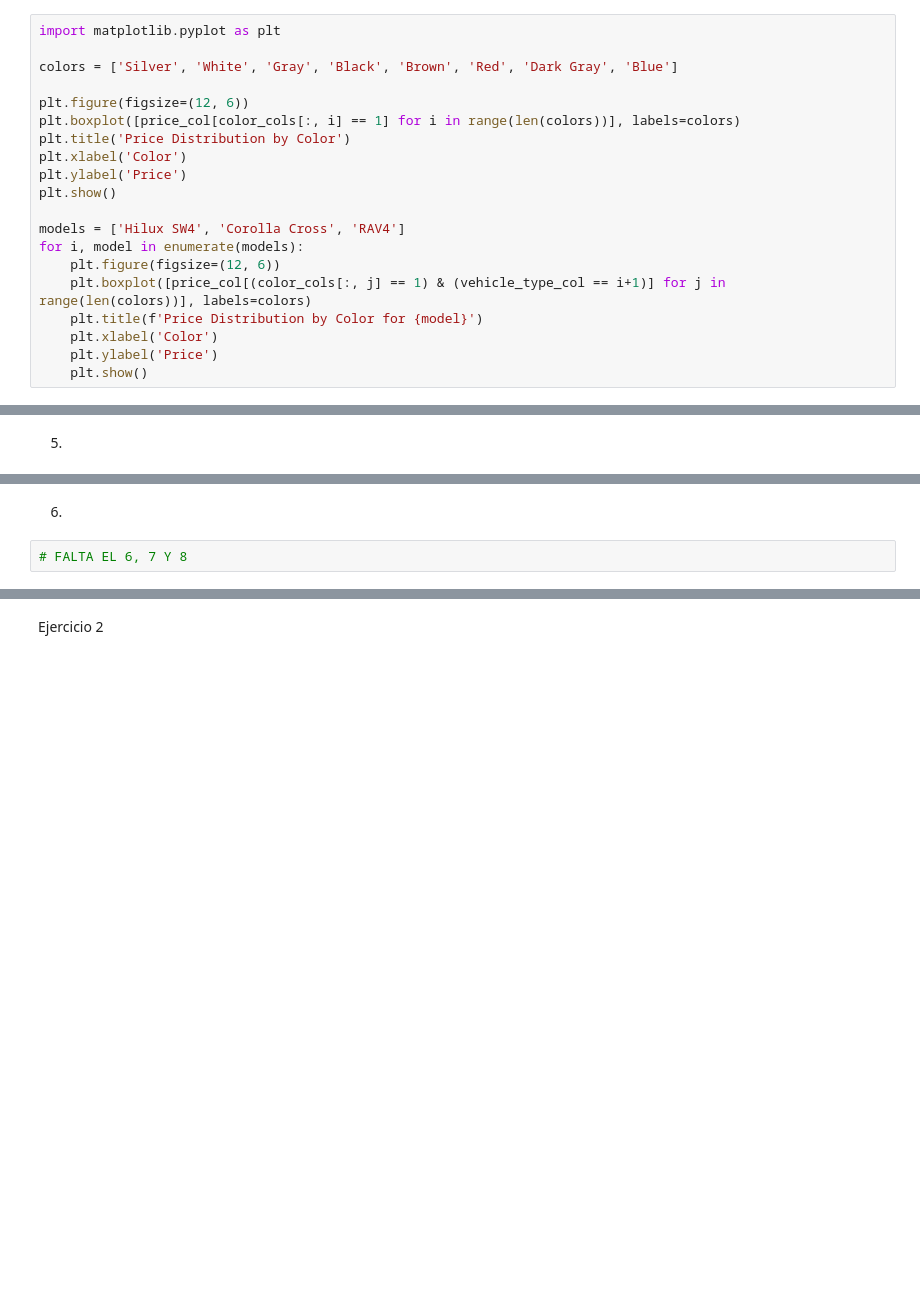
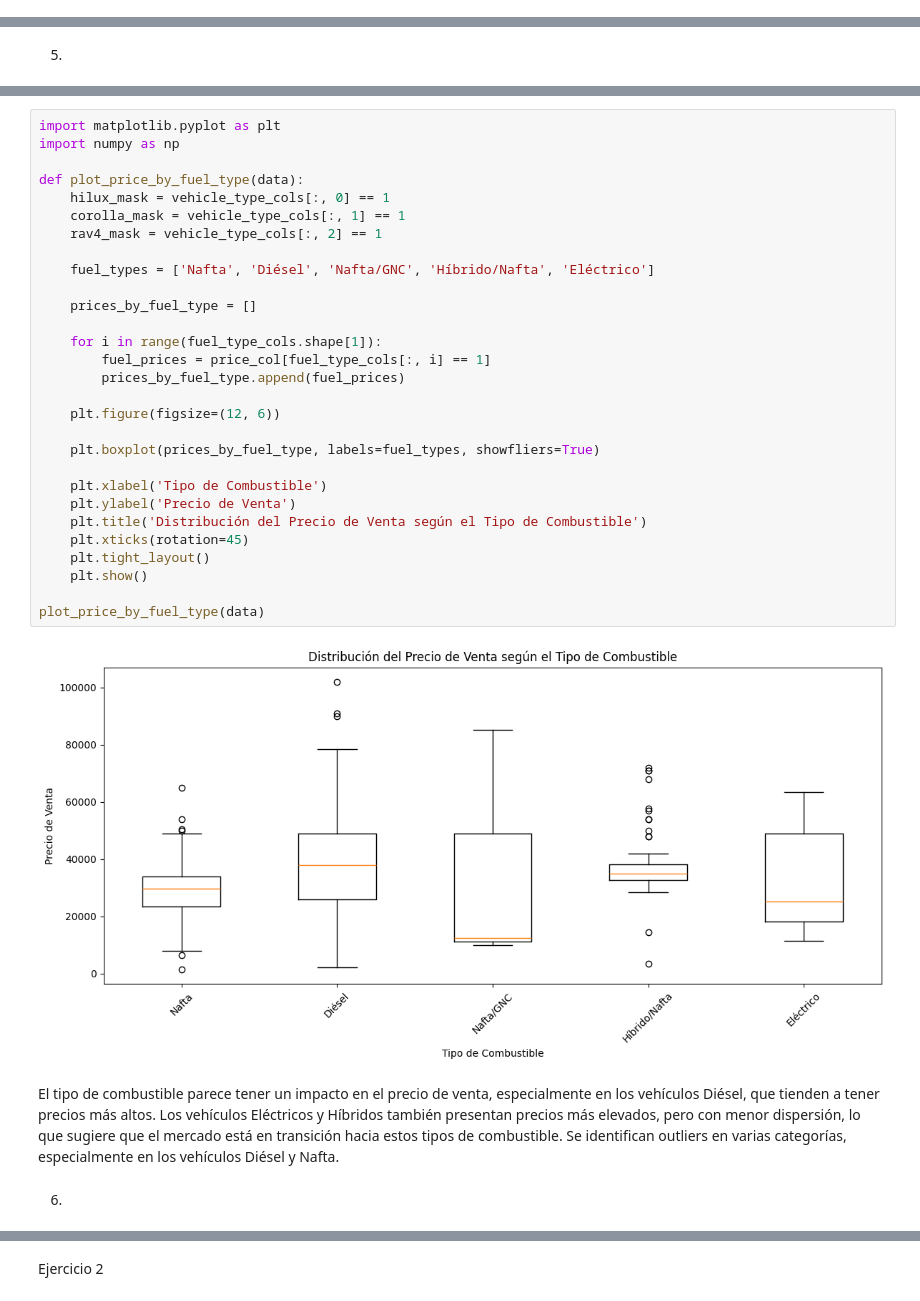
Before and after one commit to toiaalynch/machineLearningTP1, a Jupyter notebook: notebook/Entrega.ipynb, the cells around one changed output, grey strips where cells are left out. Drawn from its saved outputs; the diff is of its cells as text; blank space fills up the shorter version.

```diff
--- a/notebook/Entrega.ipynb
+++ b/notebook/Entrega.ipynb
@@ -372,22 +376,2 @@ plt.show()
 # %% [markdown]
 4.
-# %%
-import matplotlib.pyplot as plt
-
-colors = ['Silver', 'White', 'Gray', 'Black', 'Brown', 'Red', 'Dark Gray', 'Blue']
-
-plt.figure(figsize=(12, 6))
-plt.boxplot([price_col[color_cols[:, i] == 1] for i in range(len(colors))], labels=colors)
-plt.title('Price Distribution by Color')
-plt.xlabel('Color')
-plt.ylabel('Price')
-plt.show()
-
-models = ['Hilux SW4', 'Corolla Cross', 'RAV4']
-for i, model in enumerate(models):
-    plt.figure(figsize=(12, 6))
-    plt.boxplot([price_col[(color_cols[:, j] == 1) & (vehicle_type_col == i+1)] for j in range(len(colors))], labels=colors)
-    plt.title(f'Price Distribution by Color for {model}')
-    plt.xlabel('Color')
-    plt.ylabel('Price')
-    plt.show()
@@ -433,4 +382,37 @@ for i, model in enumerate(models):
+# %%
+import matplotlib.pyplot as plt
+import numpy as np
+
+def plot_price_by_fuel_type(data):
+    hilux_mask = vehicle_type_cols[:, 0] == 1
+    corolla_mask = vehicle_type_cols[:, 1] == 1
+    rav4_mask = vehicle_type_cols[:, 2] == 1
+
+    fuel_types = ['Nafta', 'Diésel', 'Nafta/GNC', 'Híbrido/Nafta', 'Eléctrico']
+
+    prices_by_fuel_type = []
+
+    for i in range(fuel_type_cols.shape[1]):
+        fuel_prices = price_col[fuel_type_cols[:, i] == 1]
+        prices_by_fuel_type.append(fuel_prices)
+
+    plt.figure(figsize=(12, 6))
+
+    plt.boxplot(prices_by_fuel_type, labels=fuel_types, showfliers=True)
+
+    plt.xlabel('Tipo de Combustible')
+    plt.ylabel('Precio de Venta')
+    plt.title('Distribución del Precio de Venta según el Tipo de Combustible')
+    plt.xticks(rotation=45)
+    plt.tight_layout()
+    plt.show()
+
+plot_price_by_fuel_type(data)
+# %% [output]
+[figure, added]
+# %% [markdown]
+El tipo de combustible parece tener un impacto en el precio de venta, especialmente en los vehículos Diésel, que tienden a tener precios más altos.
+Los vehículos Eléctricos y Híbridos también presentan precios más elevados, pero con menor dispersión, lo que sugiere que el mercado está en transición hacia estos tipos de combustible.
+Se identifican outliers en varias categorías, especialmente en los vehículos Diésel y Nafta.
 # %% [markdown]
 6.
-# %%
-# FALTA EL 6, 7 Y 8
```
Also changed, not shown: parts of 22 cells of this notebook, 4 other files.
